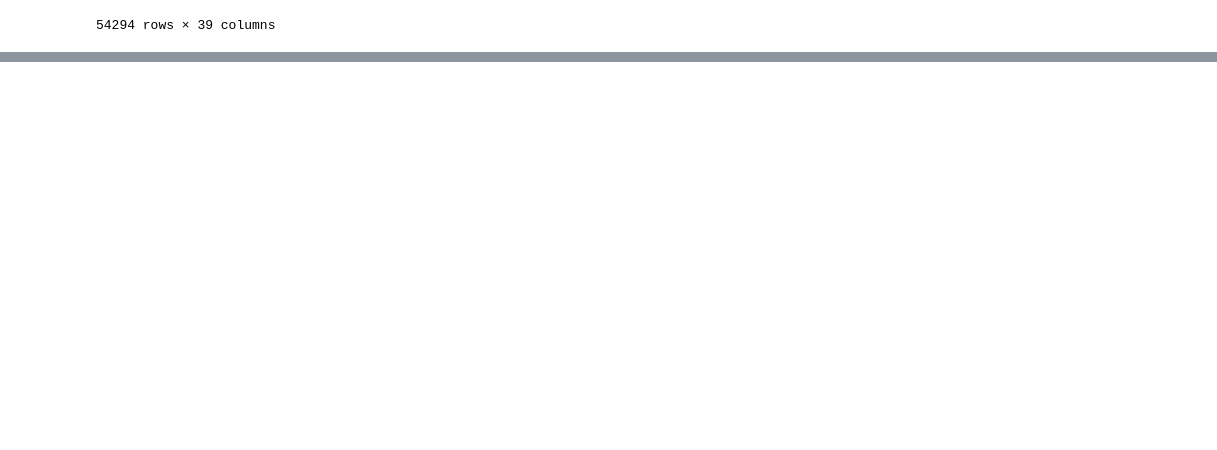
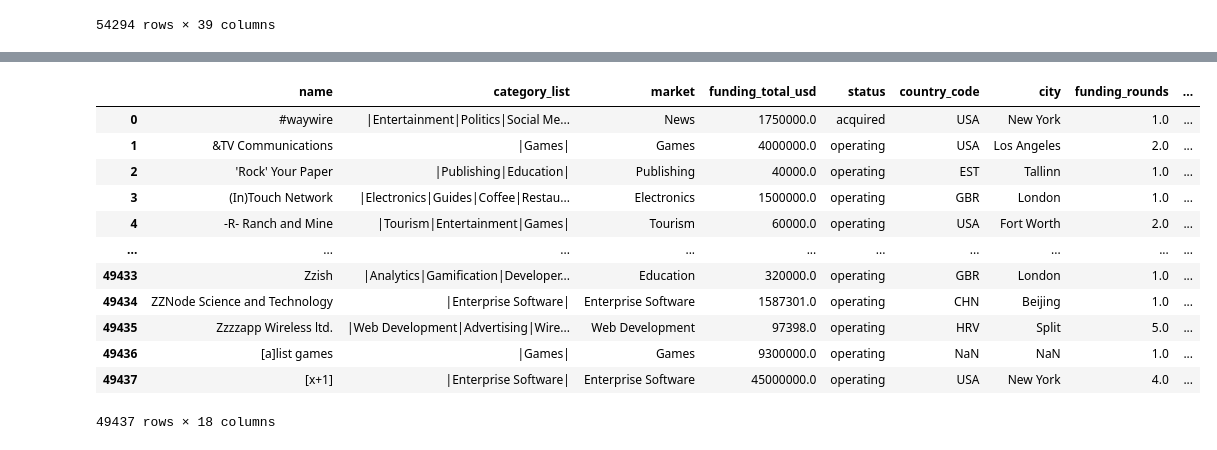
Before and after one commit to pedromariaanf-a11y/MLII, a Jupyter notebook: teste.ipynb, the cells around one changed output, grey strips where cells are left out. Drawn from its saved outputs; the diff is of its cells as text; code cells hidden in the pictures; blank space fills up the shorter version.

```diff
--- a/teste.ipynb
+++ b/teste.ipynb
@@ -102,0 +175,14 @@ memory usage: 16.2+ MB
+# %%
+# 1. Limpar a coluna 'funding_total_usd' (Transformar texto em número real)
+# Note que o nome da coluna no seu CSV tem espaços: ' funding_total_usd '
+df[' funding_total_usd '] = df[' funding_total_usd '].str.replace(',', '') # Tira as vírgulas
+df[' funding_total_usd '] = pd.to_numeric(df[' funding_total_usd '], errors='coerce') # Vira número
+
+# Tratar o Status (Operating, Acquired, Closed)
+# Como são poucos valores, vamos transformar em Categoria para economizar RAM
+df['status'] = df['status'].astype('category')
+
+# Remover linhas onde o nome da empresa é nulo (Não servem para nada)
+df.dropna(subset=['name'], inplace=True)
+
+print(df[' funding_total_usd '].describe())
@@ -122,0 +223,16 @@ dtype: int64
+# %%
+df
+# %% [output]
+|  | name | category_list | market | funding_total_usd | status | country_code | city | funding_rounds | ... |
+| 0 | #waywire | |Entertainment|Politics|Social Me... | News | 1750000.0 | acquired | USA | New York | 1.0 | ... |
+| 1 | &TV Communications | |Games| | Games | 4000000.0 | operating | USA | Los Angeles | 2.0 | ... |
+| 2 | 'Rock' Your Paper | |Publishing|Education| | Publishing | 40000.0 | operating | EST | Tallinn | 1.0 | ... |
+| 3 | (In)Touch Network | |Electronics|Guides|Coffee|Restau... | Electronics | 1500000.0 | operating | GBR | London | 1.0 | ... |
+| 4 | -R- Ranch and Mine | |Tourism|Entertainment|Games| | Tourism | 60000.0 | operating | USA | Fort Worth | 2.0 | ... |
+| ... | ... | ... | ... | ... | ... | ... | ... | ... | ... |
+| 49433 | Zzish | |Analytics|Gamification|Developer... | Education | 320000.0 | operating | GBR | London | 1.0 | ... |
+| 49434 | ZZNode Science and Technology | |Enterprise Software| | Enterprise Software | 1587301.0 | operating | CHN | Beijing | 1.0 | ... |
+| 49435 | Zzzzapp Wireless ltd. | |Web Development|Advertising|Wire... | Web Development | 97398.0 | operating | HRV | Split | 5.0 | ... |
+| 49436 | [a]list games | |Games| | Games | 9300000.0 | operating | NaN | NaN | 1.0 | ... |
+| 49437 | [x+1] | |Enterprise Software| | Enterprise Software | 45000000.0 | operating | USA | New York | 4.0 | ... |
+49437 rows × 18 columns
```
Also changed, not shown: parts of 17 cells of this notebook, 1 other file.
